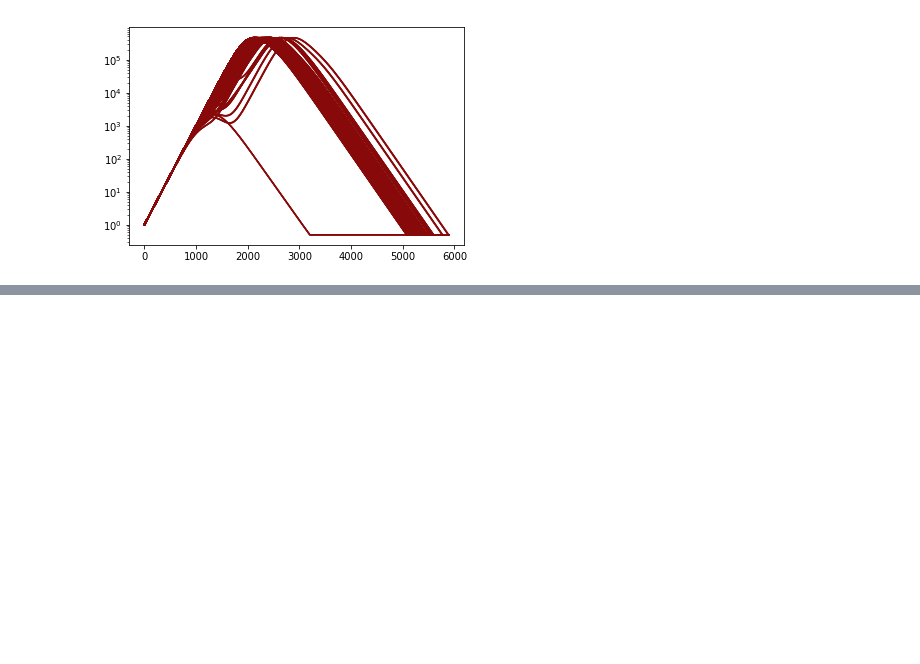
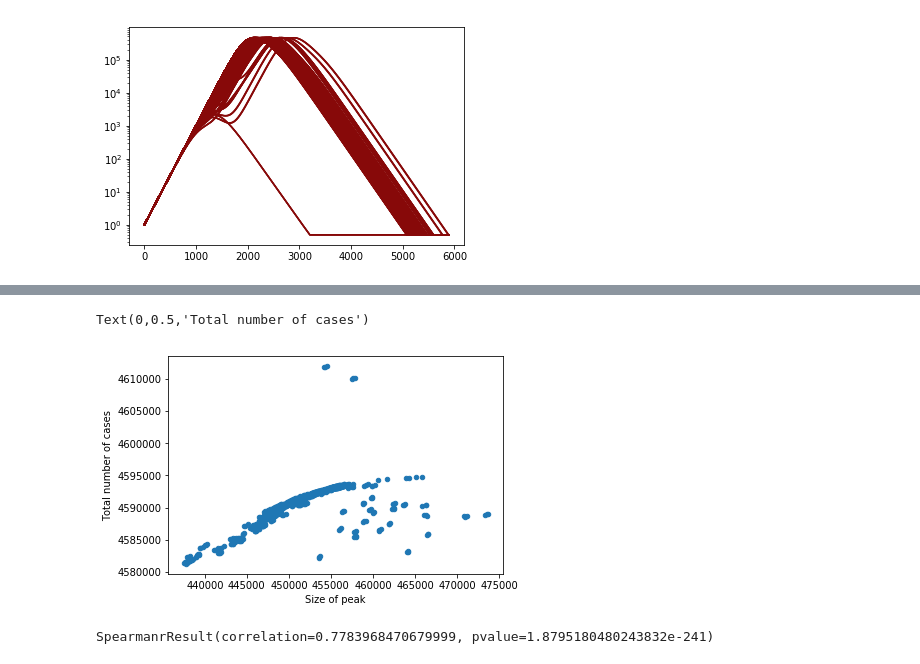
Before and after one commit to joshuablake/Temporal-metapop-epidemic-London-, a Jupyter notebook: src/Results analysis.ipynb, the cells around one changed output, grey strips where cells are left out. Saved outputs shown, nothing was run; the diff lists cells and outputs as text; code cells hidden in the pictures; blank space fills up the shorter version.

```diff
--- a/src/Results analysis.ipynb
+++ b/src/Results analysis.ipynb
@@ -180,0 +81,15 @@ all_peaks[all_peaks['Value'] < 3e5].plot.scatter('Station_pop', 'Value')
+# %%
+ax = peaks[peaks['Total'] > 1e6].plot.scatter('Value', 'Total')
+ax.set_xlabel('Size of peak')
+ax.set_ylabel('Total number of cases')
+# plt.savefig('../../diss/sizeTotal.pgf')
+# %% [output]
+Text(0,0.5,'Total number of cases')
+[figure, added]
+# %%
+data = peaks.sort_values('Value')
+x = data['Value'].values
+y = data['Total'].values
+scipy.stats.spearmanr(x, y)
+# %% [output]
+SpearmanrResult(correlation=0.7783968470679999, pvalue=1.8795180480243832e-241)
```
Also changed, not shown: parts of 30 cells of this notebook, 4 other files.
